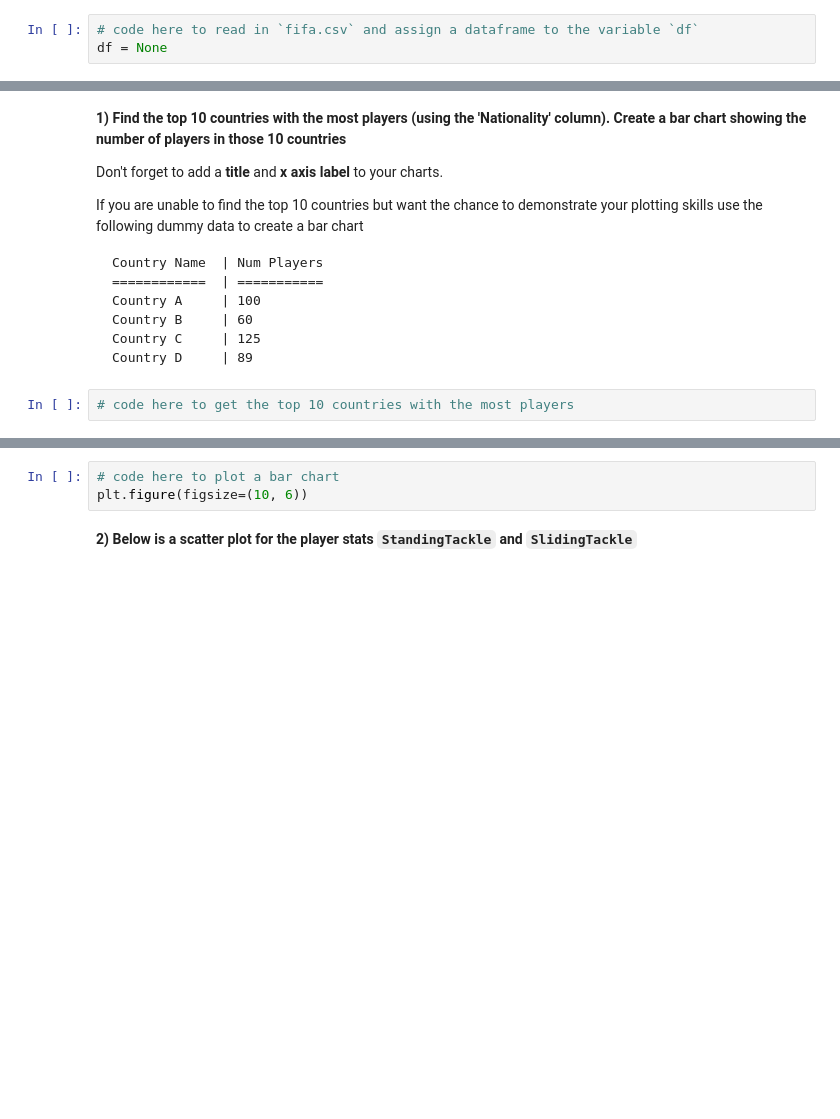
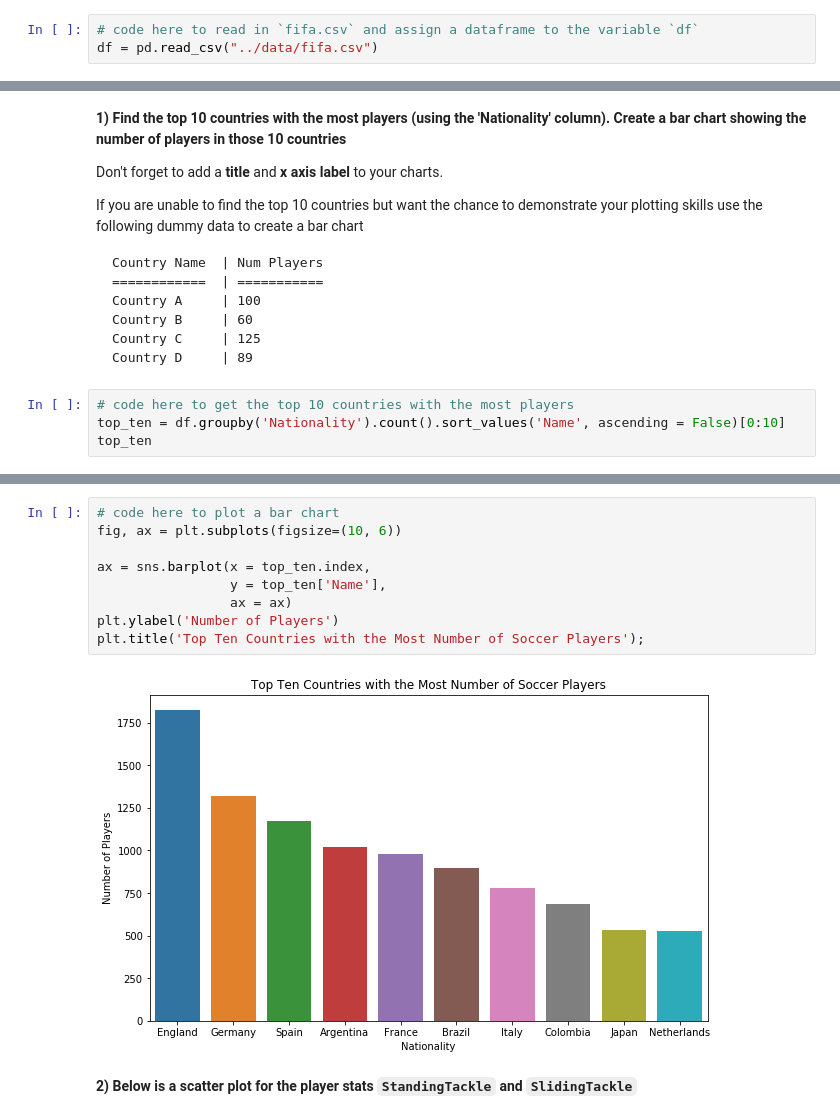
Before and after one commit to learn-co-curriculum/daily_challenges_seattle-ds-102819, a Jupyter notebook: mod_1/2019-11-07_data_visualization/data_visualization.ipynb, the cells around one changed output, grey strips where cells are left out. Drawn from its saved outputs; the diff is of its cells as text; blank space fills up the shorter version.

Commit message:
finished data viz daily challenge

````diff
--- a/mod_1/2019-11-07_data_visualization/data_visualization.ipynb
+++ b/mod_1/2019-11-07_data_visualization/data_visualization.ipynb
@@ -9,7 +9,7 @@ import warnings
 warnings.filterwarnings('ignore')
 # %%
 # code here to read in `fifa.csv` and assign a dataframe to the variable `df`
-df = None
+df = pd.read_csv("../data/fifa.csv")
 # %% [markdown]
 Continuing to use the same FIFA dataset, plot data using whichever plotting library you are most comfortable with.
 # %%
@@ -32,3 +32,5 @@ Country D     | 89
 ```
 # %%
 # code here to get the top 10 countries with the most players
+top_ten = df.groupby('Nationality').count().sort_values('Name', ascending = False)[0:10]
+top_ten
@@ -35,6 +51,14 @@ Country D     | 89
-# %%
-# code here to plot a bar chart
-plt.figure(figsize=(10, 6))
+# %%
+# code here to plot a bar chart
+fig, ax = plt.subplots(figsize=(10, 6))
+
+ax = sns.barplot(x = top_ten.index,
+                 y = top_ten['Name'],
+                 ax = ax)
+plt.ylabel('Number of Players')
+plt.title('Top Ten Countries with the Most Number of Soccer Players');
+# %% [output]
+[figure, added]
 # %% [markdown]
 **2) Below is a scatter plot for the player stats `StandingTackle` and `SlidingTackle`**
 # %%
````
Also changed, not shown: parts of 4 cells of this notebook.
